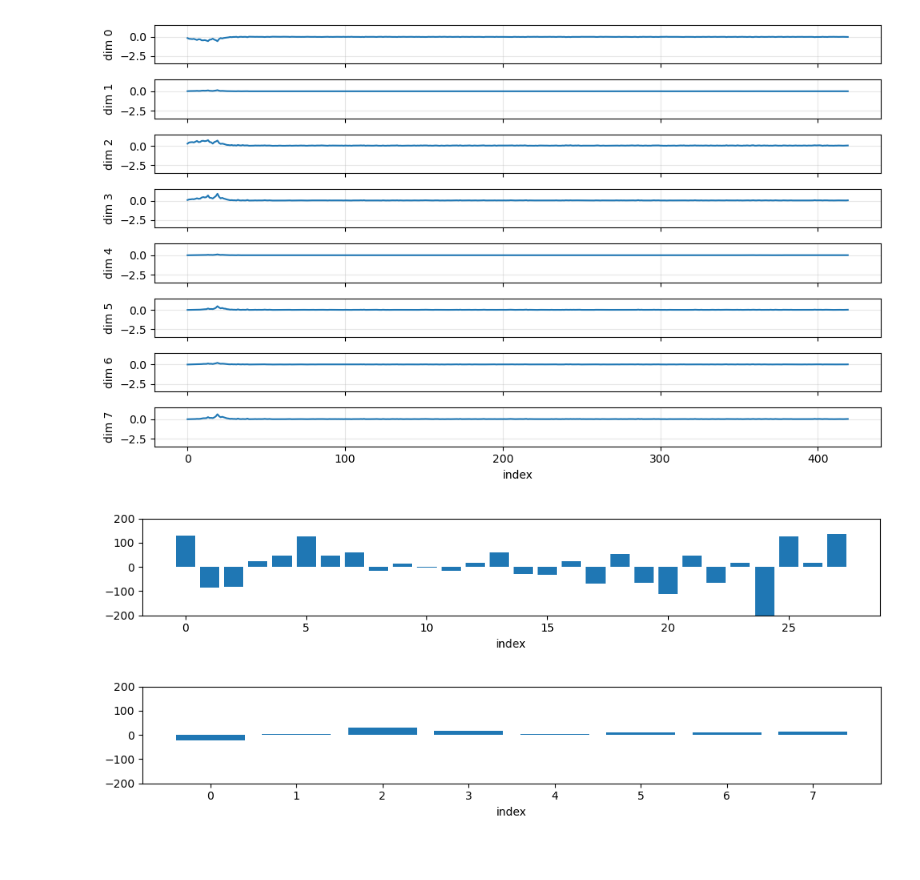
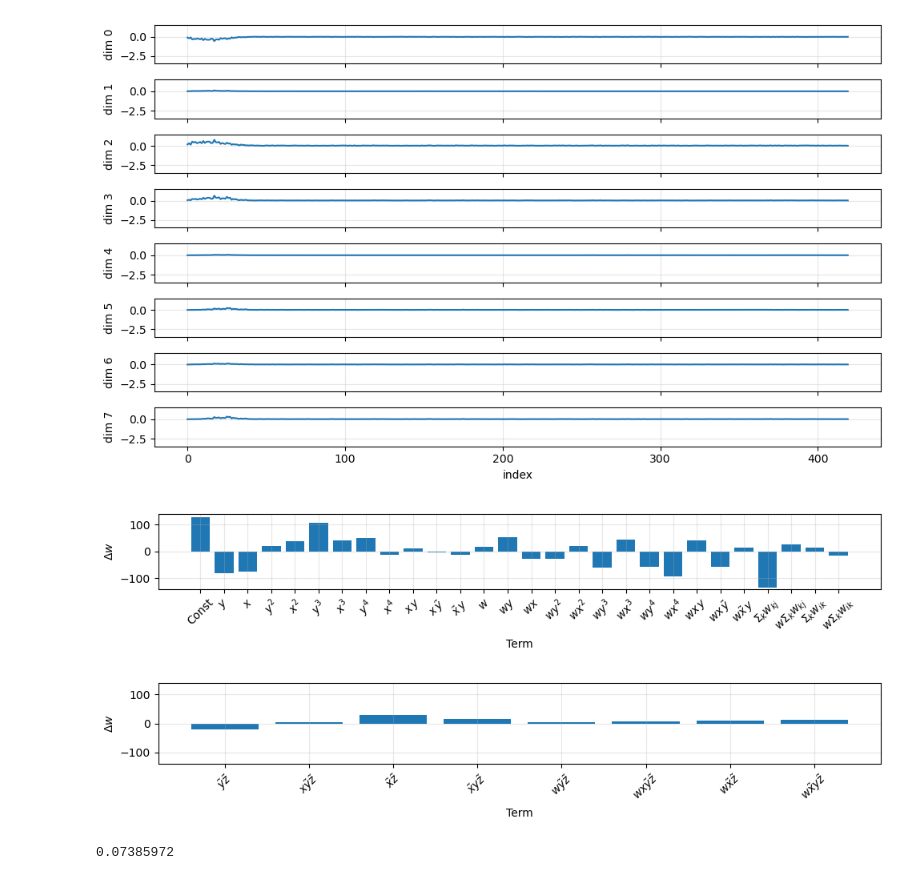
Before and after one commit to davidgbe/automated_plasticity_discovery, a Jupyter notebook: synaptic_change_tracking.ipynb, the cells around one changed output. Drawn from its saved outputs; the diff is of its cells as text; code cells hidden in the pictures.

```diff
--- a/synaptic_change_tracking.ipynb
+++ b/synaptic_change_tracking.ipynb
@@ -102,10 +102,10 @@ def load_numpy(data_path, last_n=None):
     return data
 # %%
 syn_change_paths = [
-    'sims_out/n5_long_min_pactive_0p25_diag_small_bump_test_001103_1.0_inp_0.27_het_0_shift_1_TH_0_STD_EXPL_0.001__L1_PENALTY_5e-07_ACT_PEN_50.0_CHANGEP_0.0_SEED_2000_2026-03-31_11:20:48.082677_run_None',
+    'sims_out/n5_long_min_pactive_0p25_diag_small_bump_test_001103_1.0_inp_0.27_het_0_shift_1_TH_0_STD_EXPL_0.001__L1_PENALTY_5e-07_ACT_PEN_50.0_CHANGEP_0.0_SEED_2000_2026-04-01_16:19:11.558507_run_None',
 ]
 
-syn_changes = load_numpy(os.path.join(syn_change_paths[0], 'syn_changes/net_007.npy')).squeeze()
+syn_changes = load_numpy(os.path.join(syn_change_paths[0], 'syn_changes/net_005.npy')).squeeze()
 # %%
 print(syn_changes.shape)
 # %% [output]
@@ -151,19 +151,20 @@ def graph_terms_bar(syn_changes, terms_start, terms_end, ylim=None):
     else:
         y_min, y_max = ylim
 
-    axes.bar(np.arange(summed[x].shape[0]), summed[x])
-        # axes[i].set_ylabel(f'term {x_i}')
+    axes.grid(True, alpha=0.3)
+    axes.bar(x, summed[x])
+    axes.set_ylabel(r'$\Delta w$')
     axes.set_ylim(y_min, y_max)
-        # axes[i].grid(True, alpha=0.3)
+    axes.set_xticks(x, rule_names[x], rotation=45)
 
-    axes.set_xlabel('index')
+    axes.set_xlabel('Term')
     plt.tight_layout()
     plt.show()
 # %%
-graph_terms_bar(syn_changes, 0, 28, ylim=(-200, 200))
+graph_terms_bar(syn_changes, 0, 28, ylim=(-140, 140))
 # %% [output]
-[figure, old version]
+[figure, new version]
 # %%
-graph_terms_bar(syn_changes, 28 * 3, 28 * 3 + 8, ylim=(-200, 200))
+graph_terms_bar(syn_changes, 28 * 3, 28 * 3 + 8, ylim=(-140, 140))
 # %% [output]
-[figure, old version]
+[figure, new version]
@@ -170 +174,5 @@ graph_terms_bar(syn_changes, 28 * 3, 28 * 3 + 8, ylim=(-200, 200))
+# %%
+print(three_factor_syn_change / ( three_factor_syn_change + two_factor_syn_change))
+# %% [output]
+0.07385972
 # %%
```
Also changed, not shown: parts of 8 cells of this notebook, 5 other files.
